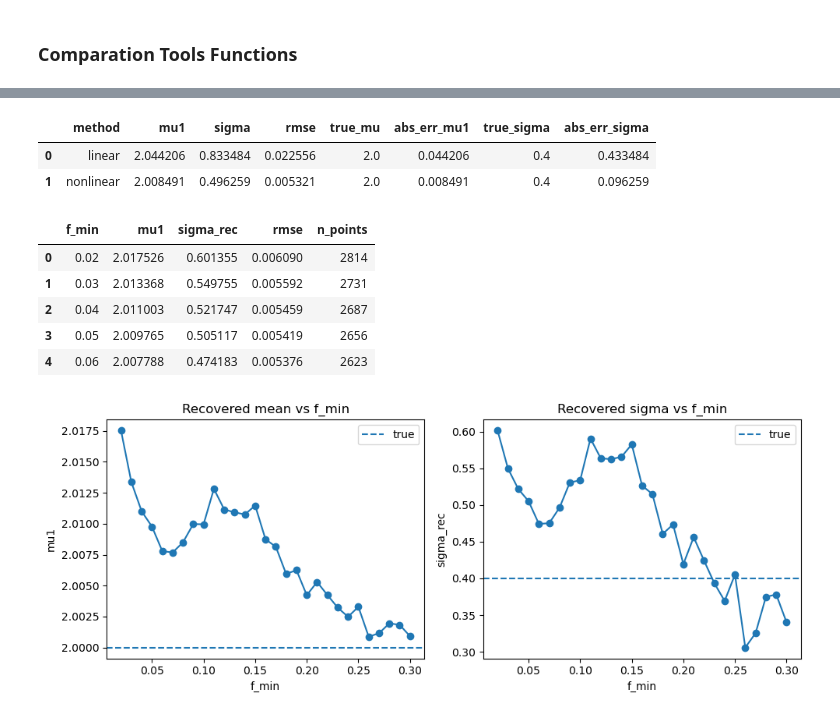
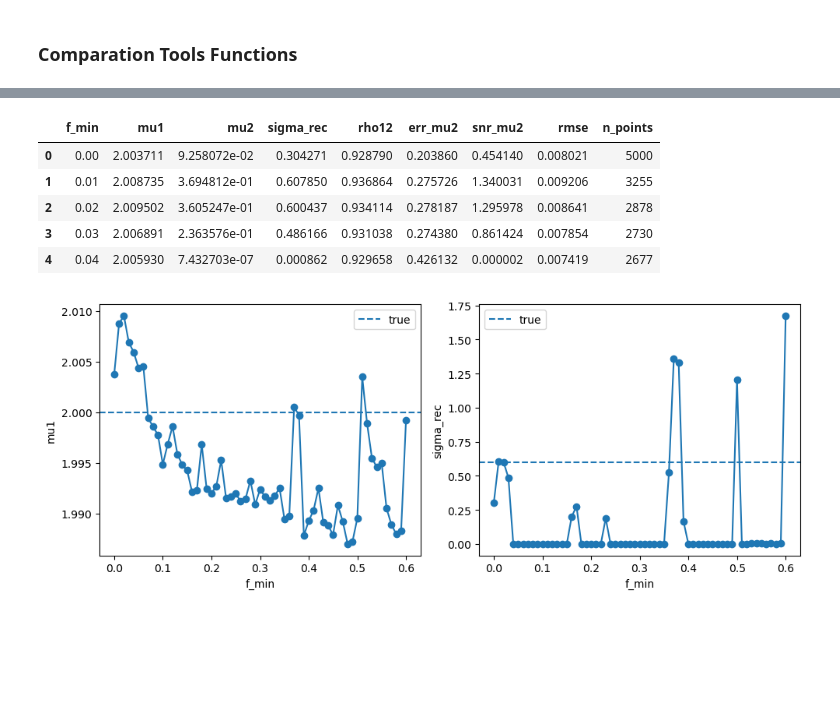
Before and after one commit to ACobo98/DDM, a Jupyter notebook: Cumulant3.ipynb, the cells around one changed output, grey strips where cells are left out. Drawn from its saved outputs; the diff is of its cells as text; code cells hidden in the pictures; blank space fills up the shorter version.

```diff
--- a/Cumulant3.ipynb
+++ b/Cumulant3.ipynb
@@ -572,9 +655,8 @@ result_nonlinear = fit_cumulants_nonlinear(
     sigma=None,
     absolute_sigma=False,
 )
-
 print_fit_summary(result_nonlinear, true_mu=mu_D, true_sigma=sigma_D)
-plot_collapsed_fit(result_nonlinear)
+plot_collapsed_fit_zoom(result_nonlinear, x_max_plot=5)
 plot_fit_vs_t(result_nonlinear, q_vals, t_vals, f_noisy)
 plot_distribution_comparison(D_grid, P_grid, result_nonlinear)
 # %% [output]
@@ -601,36 +683,20 @@ abs error sigma = 0.005196382044729608
-# %%
-comparison_df = compare_fit_results(
-    result_linear,
-    result_nonlinear,
-    true_mu=mu_D,
-    true_sigma=sigma_D,
-)
-
-comparison_df
-# %% [output]
-|  | method | mu1 | sigma | rmse | true_mu | abs_err_mu1 | true_sigma | abs_err_sigma |
-| 0 | linear | 2.044206 | 0.833484 | 0.022556 | 2.0 | 0.044206 | 0.4 | 0.433484 |
-| 1 | nonlinear | 2.008491 | 0.496259 | 0.005321 | 2.0 | 0.008491 | 0.4 | 0.096259 |
 # %%
 def scan_fmin_vs_parameters(
     q_vals,
     t_vals,
     f_mat,
     method="nonlinear",
-    n_cumulants=4,
+    n_cumulants=2,
     fmin_grid=None,
     f_max=1.0,
 ):
-
     if fmin_grid is None:
-        fmin_grid = np.arange(0.02, 0.31, 0.01)
+        fmin_grid = np.arange(0.02, 0.81, 0.01)
 
     rows = []
 
     for f_min in fmin_grid:
-
         try:
-
             if method == "linear":
                 result = fit_cumulants_linear(
                     q_vals=q_vals,
@@ -640,7 +706,6 @@ def scan_fmin_vs_parameters(
                     f_min=f_min,
                     f_max=f_max,
                 )
-
             elif method == "nonlinear":
                 result = fit_cumulants_nonlinear(
                     q_vals=q_vals,
@@ -652,28 +717,51 @@ def scan_fmin_vs_parameters(
                 )
 
             mu1, mu2, sigma_rec = extract_mu_sigma(result)
+            rho12 = extract_param_correlation(result, i=0, j=1)
+
+            err_mu2 = np.nan
+            cov = result.get("cov", None)
+            if cov is not None:
+                cov = np.asarray(cov, dtype=float)
+                if (
+                    cov.ndim == 2
+                    and cov.shape[0] > 1
+                    and np.isfinite(cov[1, 1])
+                    and cov[1, 1] >= 0
+                ):
+                    err_mu2 = np.sqrt(cov[1, 1])
+
+            snr_mu2 = np.nan
+            if np.isfinite(mu2) and np.isfinite(err_mu2) and err_mu2 > 0:
+                snr_mu2 = mu2 / err_mu2
 
             rows.append({
                 "f_min": f_min,
                 "mu1": mu1,
+                "mu2": mu2,
                 "sigma_rec": sigma_rec,
+                "rho12": rho12,
+                "err_mu2": err_mu2,
+                "snr_mu2": snr_mu2,
                 "rmse": result["rmse"],
                 "n_points": len(result["x_data"]),
             })
-
         except Exception:
-
             rows.append({
                 "f_min": f_min,
                 "mu1": np.nan,
+                "mu2": np.nan,
                 "sigma_rec": np.nan,
+                "rho12": np.nan,
+                "err_mu2": np.nan,
+                "snr_mu2": np.nan,
                 "rmse": np.nan,
                 "n_points": 0,
             })
 
     return pd.DataFrame(rows)
 # %%
-fmin_grid = np.arange(0.02, 0.31, 0.01)
+fmin_grid = np.arange(0.0, 0.61, 0.01)
 
 scan_df = scan_fmin_vs_parameters(
     q_vals=q_vals,
@@ -687,32 +775,30 @@ scan_df = scan_fmin_vs_parameters(
 
 scan_df.head()
 # %% [output]
-|  | f_min | mu1 | sigma_rec | rmse | n_points |
-| 0 | 0.02 | 2.017526 | 0.601355 | 0.006090 | 2814 |
-| 1 | 0.03 | 2.013368 | 0.549755 | 0.005592 | 2731 |
-| 2 | 0.04 | 2.011003 | 0.521747 | 0.005459 | 2687 |
-| 3 | 0.05 | 2.009765 | 0.505117 | 0.005419 | 2656 |
-| 4 | 0.06 | 2.007788 | 0.474183 | 0.005376 | 2623 |
+|  | f_min | mu1 | mu2 | sigma_rec | rho12 | err_mu2 | snr_mu2 | rmse | n_points |
+| 0 | 0.00 | 2.003711 | 9.258072e-02 | 0.304271 | 0.928790 | 0.203860 | 0.454140 | 0.008021 | 5000 |
+| 1 | 0.01 | 2.008735 | 3.694812e-01 | 0.607850 | 0.936864 | 0.275726 | 1.340031 | 0.009206 | 3255 |
+| 2 | 0.02 | 2.009502 | 3.605247e-01 | 0.600437 | 0.934114 | 0.278187 | 1.295978 | 0.008641 | 2878 |
+| 3 | 0.03 | 2.006891 | 2.363576e-01 | 0.486166 | 0.931038 | 0.274380 | 0.861424 | 0.007854 | 2730 |
+| 4 | 0.04 | 2.005930 | 7.432703e-07 | 0.000862 | 0.929658 | 0.426132 | 0.000002 | 0.007419 | 2677 |
 # %%
 plt.figure(figsize=(10,4))
 
 plt.subplot(1,2,1)
 plt.plot(scan_df["f_min"], scan_df["mu1"], marker="o")
 plt.axhline(mu_D, linestyle="--", label="true")
 plt.xlabel("f_min")
 plt.ylabel("mu1")
-plt.title("Recovered mean vs f_min")
 plt.legend()
 
 plt.subplot(1,2,2)
 plt.plot(scan_df["f_min"], scan_df["sigma_rec"], marker="o")
 plt.axhline(sigma_D, linestyle="--", label="true")
 plt.xlabel("f_min")
 plt.ylabel("sigma_rec")
-plt.title("Recovered sigma vs f_min")
 plt.legend()
 
 plt.tight_layout()
 plt.show()
 # %% [output]
-[figure, old version]
+[figure, new version]
```
Also changed, not shown: parts of 26 cells of this notebook.
